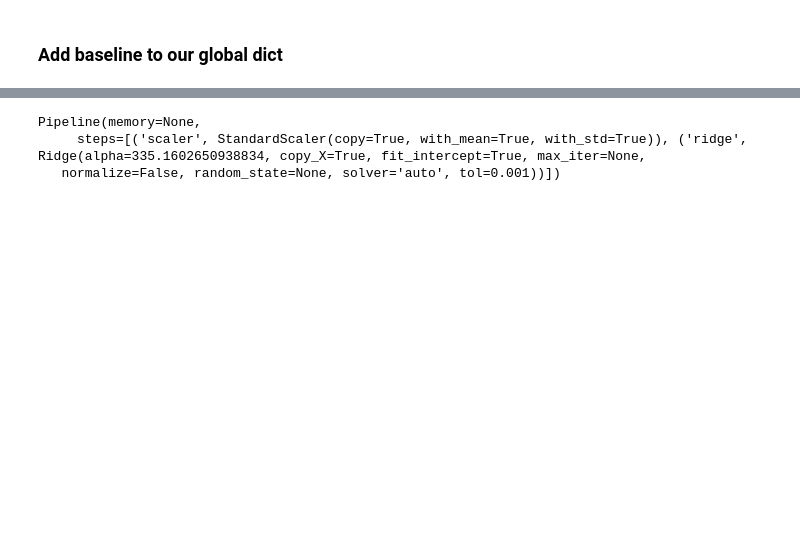
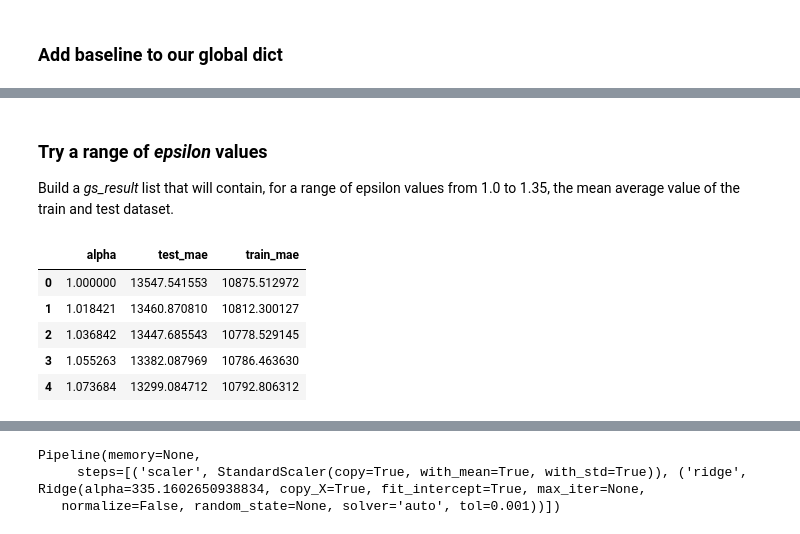
Before and after one commit to xnicolovici/machine_learning, a Jupyter notebook: notebooks/Course No 3/09. Course project/03. Part 2 - House prices/house-prices-solution-2-of-2.ipynb, the cells around one changed output, grey strips where cells are left out. Cells and saved outputs as stored; diff of their text form; code cells hidden in the pictures; blank space fills up the shorter version.

```diff
--- a/notebooks/Course No 3/09. Course project/03. Part 2 - House prices/house-prices-solution-2-of-2.ipynb
+++ b/notebooks/Course No 3/09. Course project/03. Part 2 - House prices/house-prices-solution-2-of-2.ipynb
@@ -261,0 +283,37 @@ models['full']['regression']['baseline'] = {
+# %% [markdown]
+### Try a range of *epsilon* values
+
+Build a *gs_result* list that will contain, for a range of epsilon values from 1.0 to 1.35, the mean average value of the train and test dataset.
+# %%
+
+# Variable to store the results
+gs_results = []
+
+# Grid search
+#for alpha in np.logspace(1, 4, num=100):
+for alpha in np.linspace(1.0, 1.35, num=20):
+    model='huber'
+    # Create and fit ridge regression
+    #pipelines[model].set_params(**{'ridge__alpha': alpha})
+    pipelines['huber'].set_params(**{'huber__epsilon': alpha})
+
+    pipelines[model].fit(model_results['full']['X_tr'], model_results['full']['y_tr'])
+    #pipelines['huber'].fit(models['complex']['X_tr'], models['complex']['y_tr'])
+
+    # Save model and its performance on train/test sets
+    gs_results.append({
+        'alpha': alpha,
+        'train_mae': MAE(10**model_results['full']['y_tr'], 10**pipelines[model].predict(model_results['full']['X_tr'])),
+        'test_mae': MAE(10**model_results['full']['y_te'], 10**pipelines[model].predict(model_results['full']['X_te'])),
+    })
+
+# Convert results to DataFrame
+gs_results = pd.DataFrame(gs_results)
+gs_results.head()
+# %% [output]
+|  | alpha | test_mae | train_mae |
+| 0 | 1.000000 | 13547.541553 | 10875.512972 |
+| 1 | 1.018421 | 13460.870810 | 10812.300127 |
+| 2 | 1.036842 | 13447.685543 | 10778.529145 |
+| 3 | 1.055263 | 13382.087969 | 10786.463630 |
+| 4 | 1.073684 | 13299.084712 | 10792.806312 |
```
Also changed, not shown: parts of 19 cells of this notebook.
